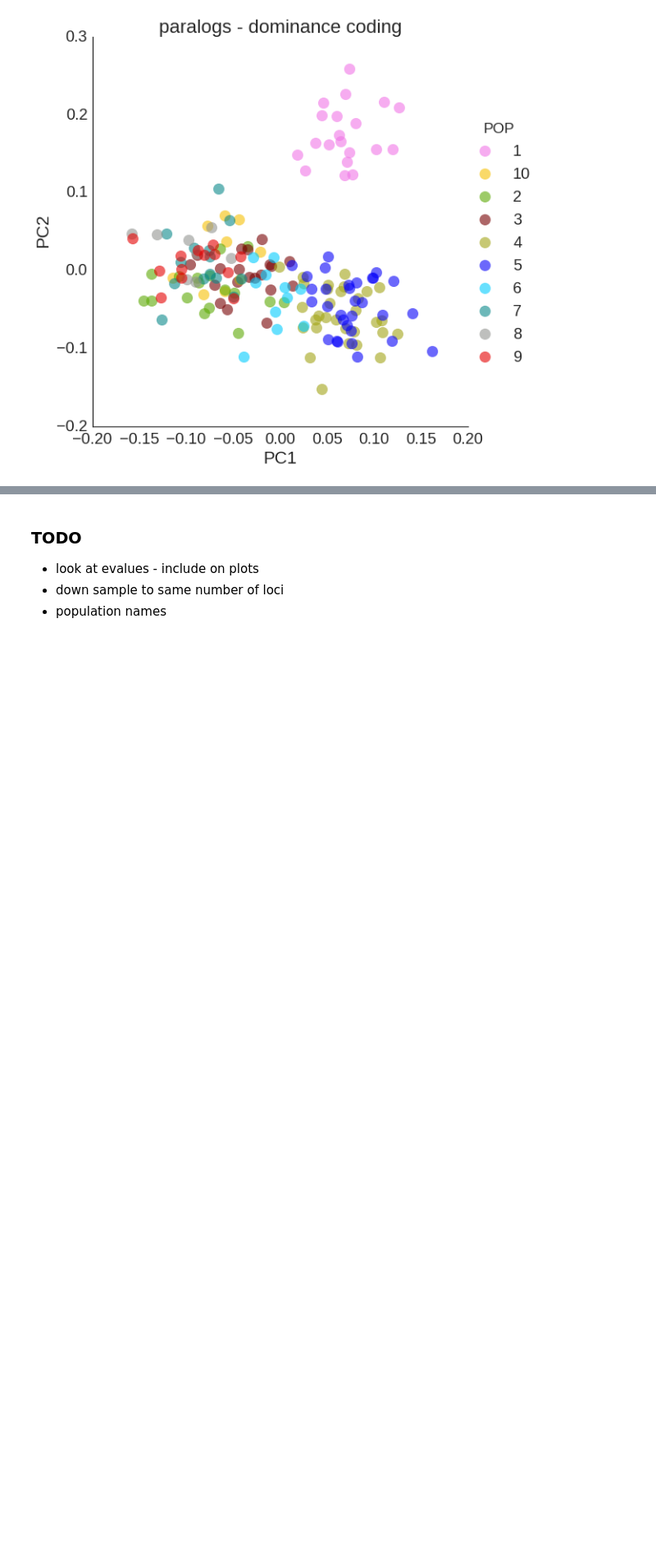
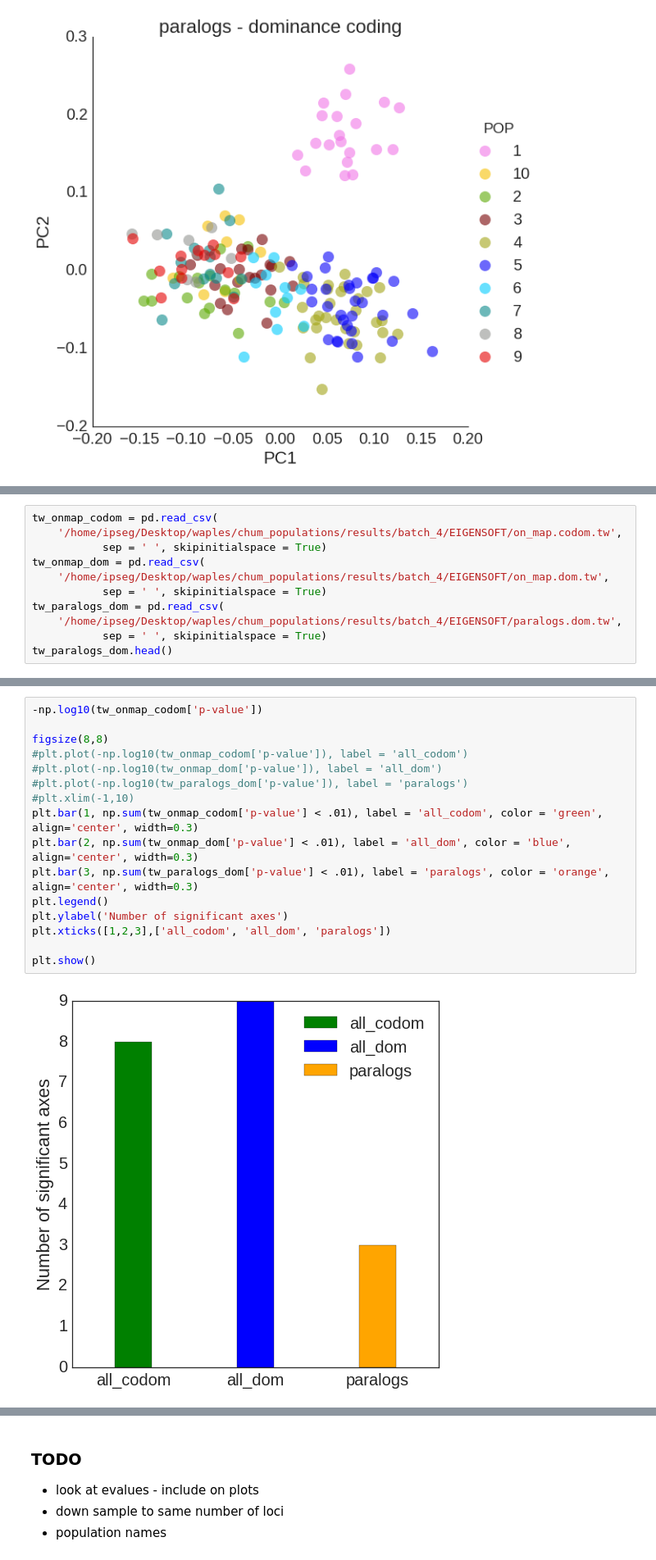
Before and after one commit to rwaples/chum_populations, a Jupyter notebook: run_EIGENSTRAT.ipynb, the cells around one changed output, grey strips where cells are left out. Shown at 82% size. Drawn from its saved outputs; the diff is of its cells as text; blank space fills up the shorter version.

```diff
--- a/run_EIGENSTRAT.ipynb
+++ b/run_EIGENSTRAT.ipynb
@@ -401,0 +459,11 @@ plt.show()
+# %%
+tw_onmap_codom = pd.read_csv(
+    '/home/ipseg/Desktop/waples/chum_populations/results/batch_4/EIGENSOFT/on_map.codom.tw',
+           sep = ' ', skipinitialspace = True)
+tw_onmap_dom = pd.read_csv(
+    '/home/ipseg/Desktop/waples/chum_populations/results/batch_4/EIGENSOFT/on_map.dom.tw',
+           sep = ' ', skipinitialspace = True)
+tw_paralogs_dom = pd.read_csv(
+    '/home/ipseg/Desktop/waples/chum_populations/results/batch_4/EIGENSOFT/paralogs.dom.tw',
+           sep = ' ', skipinitialspace = True)
+tw_paralogs_dom.head()
@@ -402,3 +477,21 @@ plt.show()
+# %%
+-np.log10(tw_onmap_codom['p-value'])
+
+figsize(8,8)
+#plt.plot(-np.log10(tw_onmap_codom['p-value']), label = 'all_codom')
+#plt.plot(-np.log10(tw_onmap_dom['p-value']), label = 'all_dom')
+#plt.plot(-np.log10(tw_paralogs_dom['p-value']), label = 'paralogs')
+#plt.xlim(-1,10)
+plt.bar(1, np.sum(tw_onmap_codom['p-value'] < .01), label = 'all_codom', color = 'green', align='center', width=0.3)
+plt.bar(2, np.sum(tw_onmap_dom['p-value'] < .01), label = 'all_dom', color = 'blue', align='center', width=0.3)
+plt.bar(3, np.sum(tw_paralogs_dom['p-value'] < .01), label = 'paralogs', color = 'orange', align='center', width=0.3)
+plt.legend()
+plt.ylabel('Number of significant axes')
+plt.xticks([1,2,3],['all_codom', 'all_dom', 'paralogs'])
+
+plt.show()
+# %% [output]
+[figure, added]
 # %%
 figsize(10, 10)
 sns.lmplot('PC2', 'PC3', data= eigenvec_on_map_dom, hue = 'POP', palette=sns.xkcd_palette(pop_colors),
```
Also changed, not shown: parts of 11 cells of this notebook, 4 other files.
